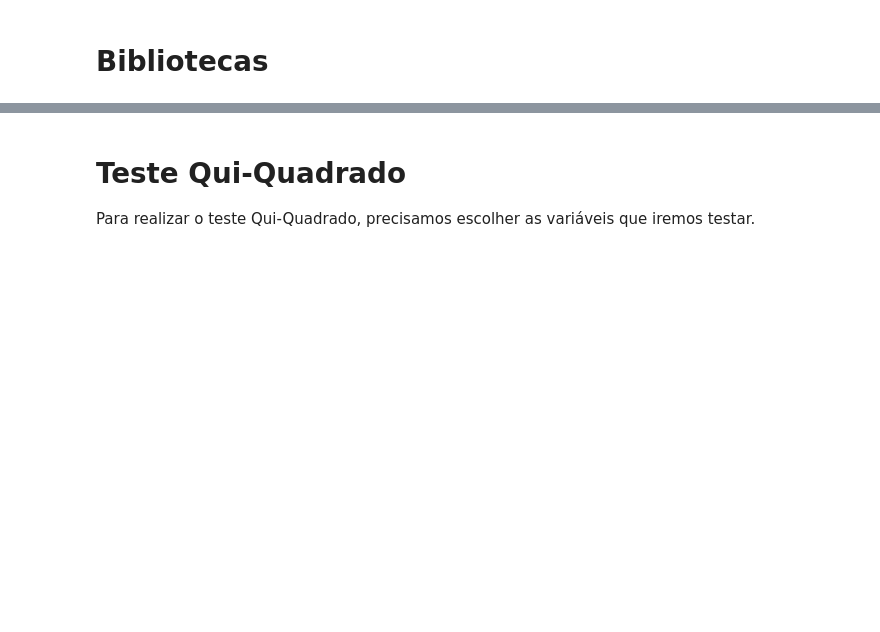
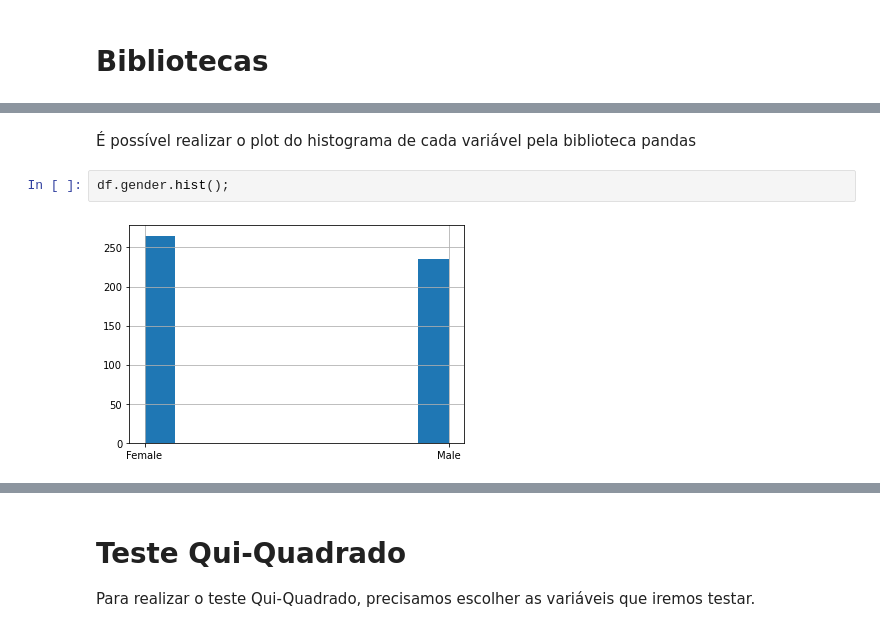
Before and after one commit to al-lla/teste_qui_quadrado, a Jupyter notebook: teste_qui_quadrado.ipynb, the cells around one changed output, grey strips where cells are left out. Cells and saved outputs as stored; diff of their text form; blank space fills up the shorter version.

```diff
--- a/teste_qui_quadrado.ipynb
+++ b/teste_qui_quadrado.ipynb
@@ -104,0 +66,6 @@ df_quali
+# %% [markdown]
+É possível realizar o plot do histograma de cada variável pela biblioteca pandas
+# %%
+df.gender.hist();
+# %% [output]
+[figure, added]
```
Also changed, not shown: parts of 17 cells of this notebook.
